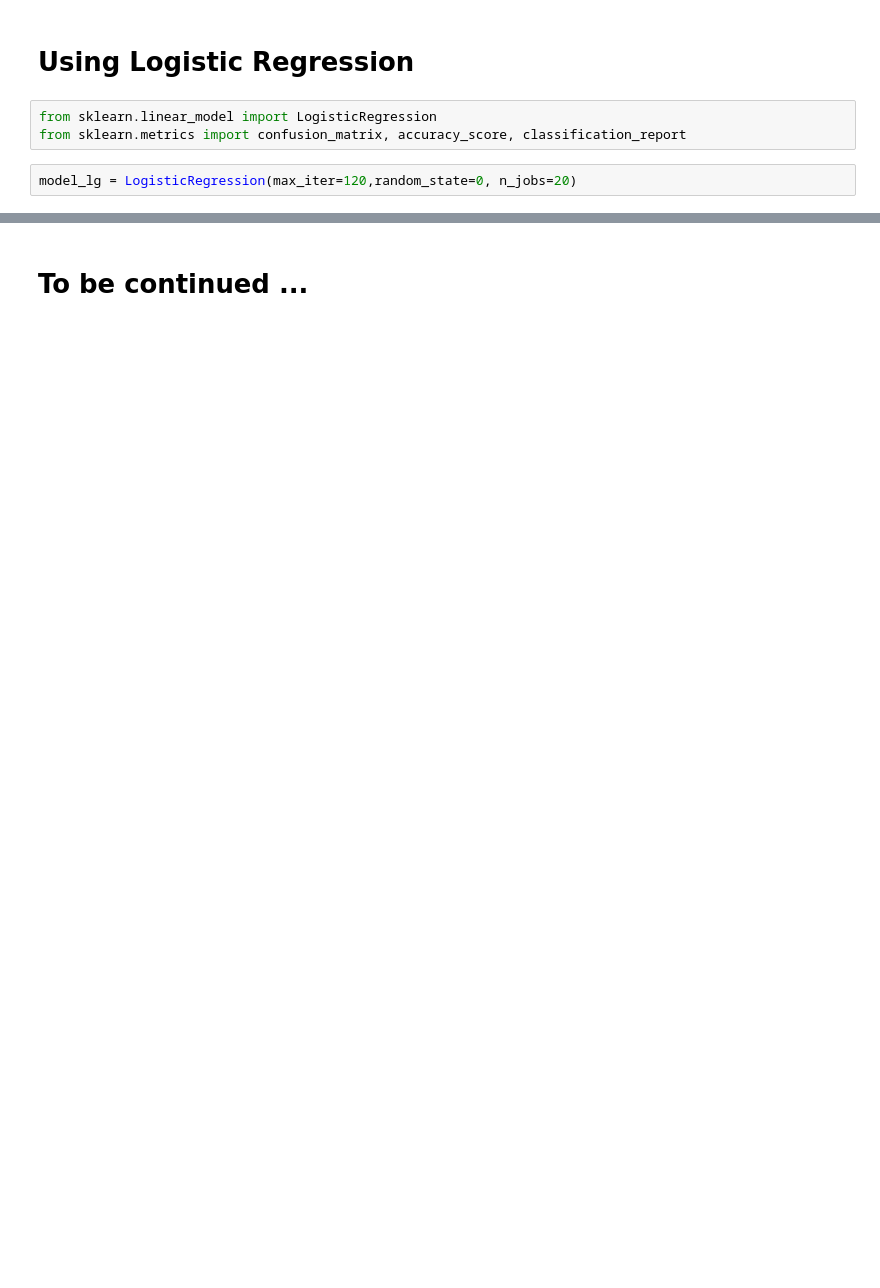
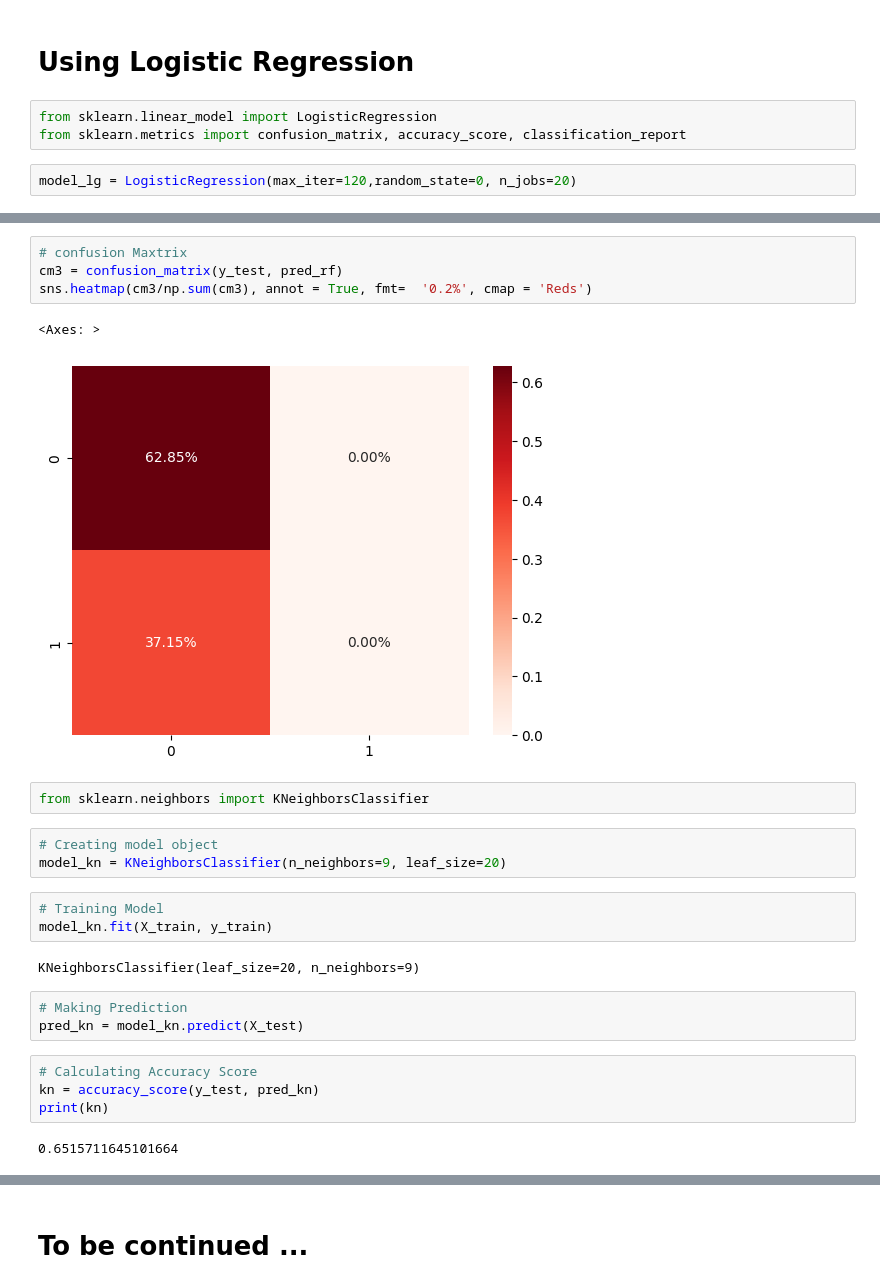
Before and after one commit to a-hamzah/ce-sml-regression-classification, a Jupyter notebook: aml-class/project.ipynb, the cells around one changed output, grey strips where cells are left out. Saved outputs shown, nothing was run; the diff lists cells and outputs as text; blank space fills up the shorter version.

```diff
--- a/aml-class/project.ipynb
+++ b/aml-class/project.ipynb
@@ -173,0 +289,26 @@ model_lg = LogisticRegression(max_iter=120,random_state=0, n_jobs=20)
+# %%
+# confusion Maxtrix
+cm3 = confusion_matrix(y_test, pred_rf)
+sns.heatmap(cm3/np.sum(cm3), annot = True, fmt=  '0.2%', cmap = 'Reds')
+# %% [output]
+<Axes: >
+[figure, added]
+# %%
+from sklearn.neighbors import KNeighborsClassifier
+# %%
+# Creating model object
+model_kn = KNeighborsClassifier(n_neighbors=9, leaf_size=20)
+# %%
+# Training Model
+model_kn.fit(X_train, y_train)
+# %% [output]
+KNeighborsClassifier(leaf_size=20, n_neighbors=9)
+# %%
+# Making Prediction
+pred_kn = model_kn.predict(X_test)
+# %%
+# Calculating Accuracy Score
+kn = accuracy_score(y_test, pred_kn)
+print(kn)
+# %% [output]
+0.6515711645101664
```
Also changed, not shown: parts of 29 cells of this notebook.
